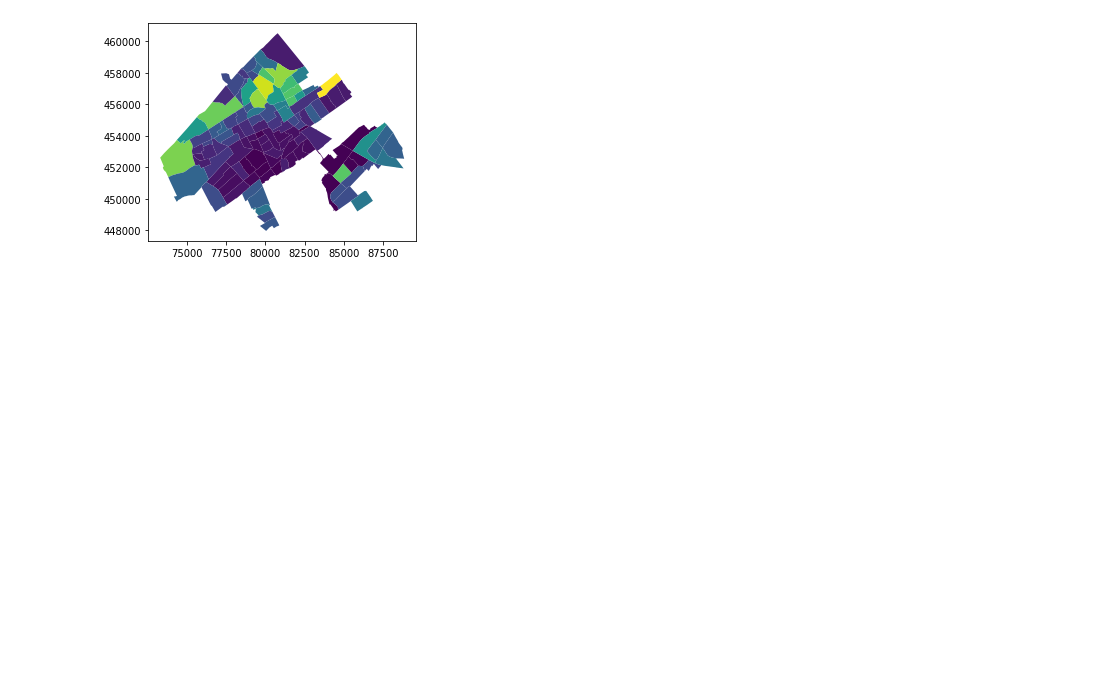
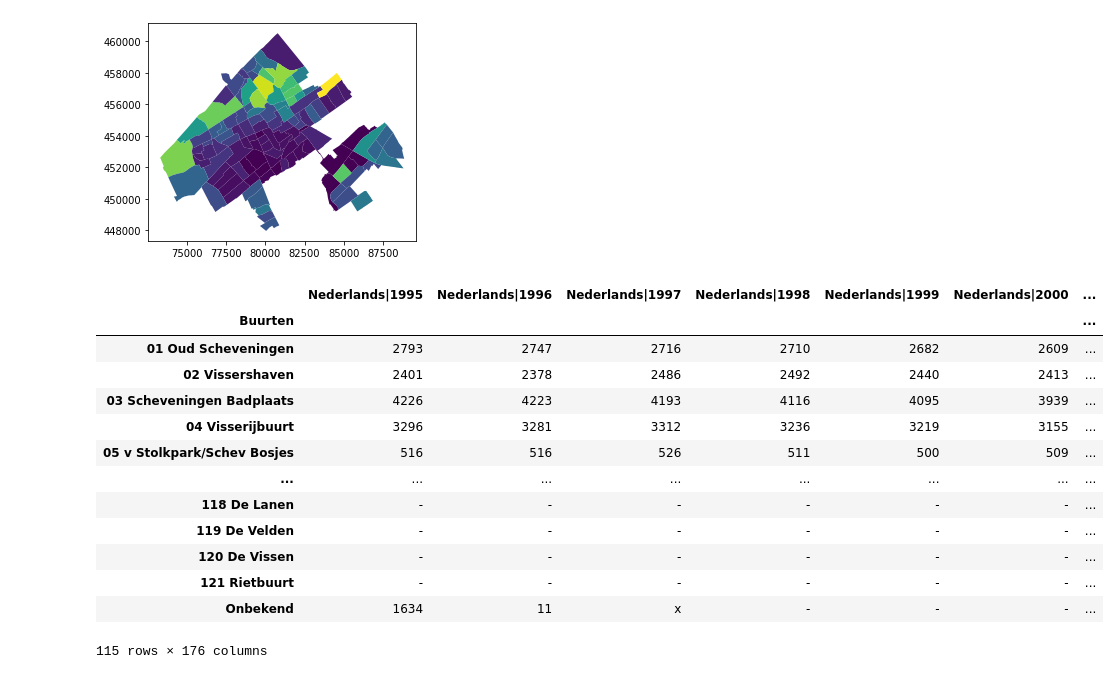
Before and after one commit to J-h-V/OpenDataDenHaag, a Jupyter notebook: GISMap.ipynb, the cells around one changed output. Drawn from its saved outputs; the diff is of its cells as text; code cells hidden in the pictures; blank space fills up the shorter version.

```diff
--- a/GISMap.ipynb
+++ b/GISMap.ipynb
@@ -59,3 +33,21 @@ dh_plot_locations.plot(column="ttprs")
 # %% [output]
 <matplotlib.axes._subplots.AxesSubplot at 0x...>
 [figure]
+# %%
+migration = pd.read_csv('data/migratieachtergrond.csv',sep=";").set_index("Buurten")
+migration
+# %% [output]
+|  | Nederlands|1995 | Nederlands|1996 | Nederlands|1997 | Nederlands|1998 | Nederlands|1999 | Nederlands|2000 | ... |
+| Buurten |  |  |  |  |  |  | ... |
+| 01 Oud Scheveningen | 2793 | 2747 | 2716 | 2710 | 2682 | 2609 | ... |
+| 02 Vissershaven | 2401 | 2378 | 2486 | 2492 | 2440 | 2413 | ... |
+| 03 Scheveningen Badplaats | 4226 | 4223 | 4193 | 4116 | 4095 | 3939 | ... |
+| 04 Visserijbuurt | 3296 | 3281 | 3312 | 3236 | 3219 | 3155 | ... |
+| 05 v Stolkpark/Schev Bosjes | 516 | 516 | 526 | 511 | 500 | 509 | ... |
+| ... | ... | ... | ... | ... | ... | ... | ... |
+| 118 De Lanen | - | - | - | - | - | - | ... |
+| 119 De Velden | - | - | - | - | - | - | ... |
+| 120 De Vissen | - | - | - | - | - | - | ... |
+| 121 Rietbuurt | - | - | - | - | - | - | ... |
+| Onbekend | 1634 | 11 | x | - | - | - | ... |
+115 rows × 176 columns
```
Also changed, not shown: parts of 9 cells of this notebook, 4 other files.
